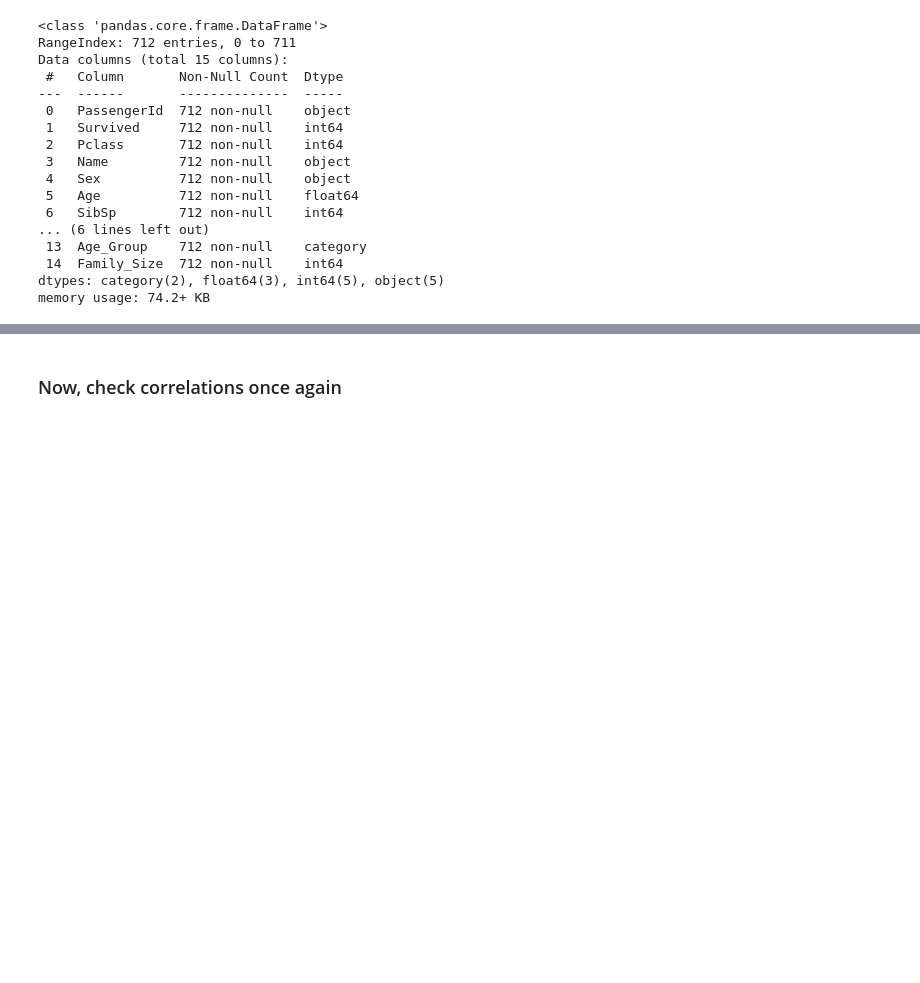
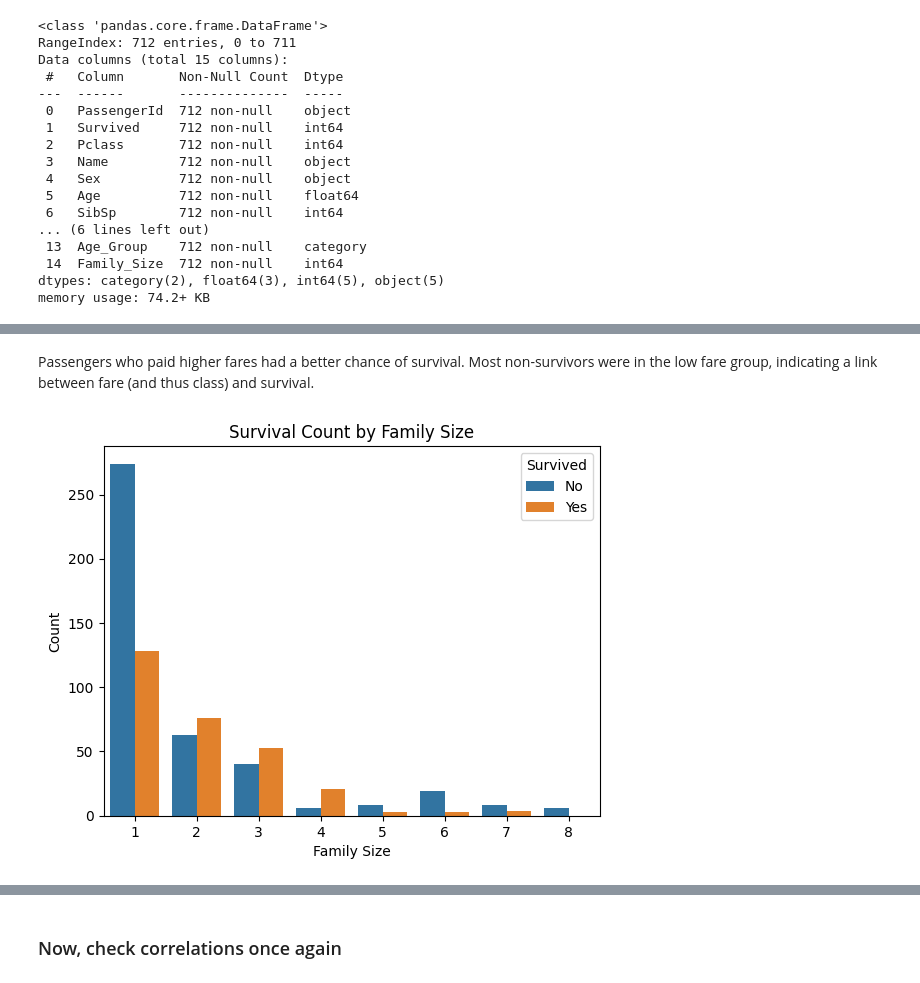
Before and after one commit to Pandey23000Om/titanic-ml-deployment, a Jupyter notebook: notebook/EDA-1.ipynb, the cells around one changed output, grey strips where cells are left out. Drawn from its saved outputs; the diff is of its cells as text; code cells hidden in the pictures; blank space fills up the shorter version.

```diff
--- a/notebook/EDA-1.ipynb
+++ b/notebook/EDA-1.ipynb
@@ -281,0 +315,11 @@ memory usage: 74.2+ KB
+# %% [markdown]
+Passengers who paid higher fares had a better chance of survival. Most non-survivors were in the low fare group, indicating a link between fare (and thus class) and survival.
+# %%
+sns.countplot(x='Family_Size', hue='Survived', data=train_df)
+plt.title("Survival Count by Family Size")
+plt.ylabel("Count")
+plt.xlabel("Family Size")
+plt.legend(title="Survived", labels=["No", "Yes"])
+plt.show()
+# %% [output]
+[figure, added]
```
Also changed, not shown: parts of 18 cells of this notebook, 3 other files.
